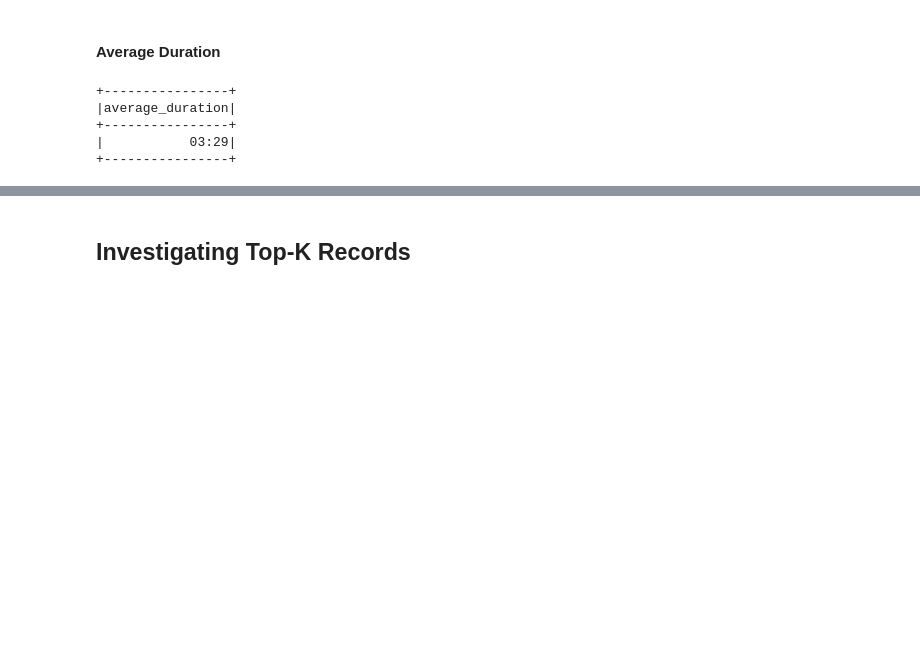
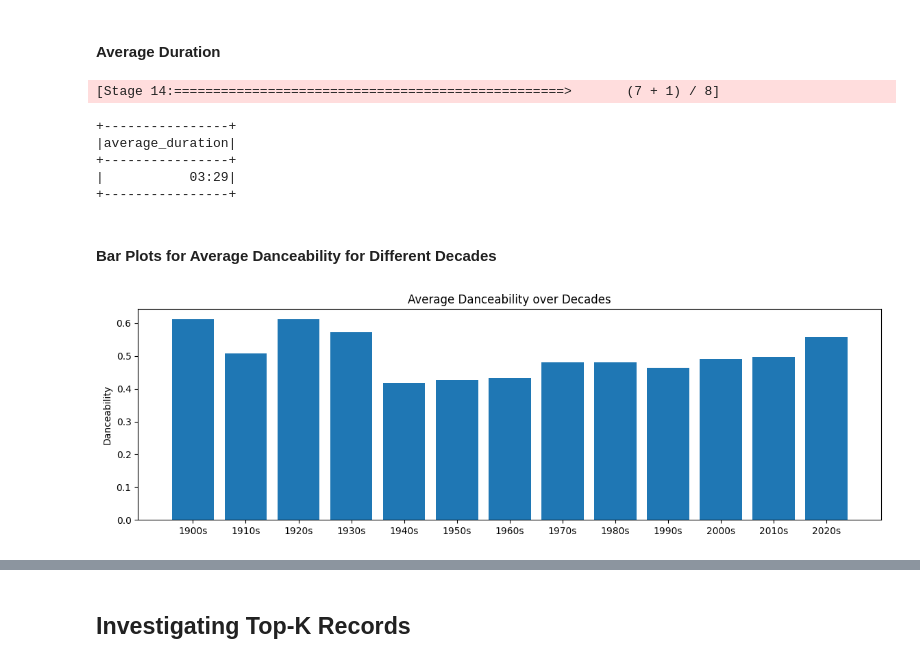
Before and after one commit to ALotov2000/Data_Science-CA3-pyspark-starter, a Jupyter notebook: main.ipynb, the cells around one changed output, grey strips where cells are left out. Drawn from its saved outputs; the diff is of its cells as text; code cells hidden in the pictures; blank space fills up the shorter version.

Commit message:
feat + fix: plots added + some bugs fixed

```diff
--- a/main.ipynb
+++ b/main.ipynb
@@ -102,6 +109,7 @@ df.show(1)
 ## Preprocess the Data
 # %%
 final_df = (df
+            .dropna()
             .select("name",
                     "release_date", "year",
                     "album",
@@ -216,8 +229,30 @@ final_df.show(5)
  .select(F.concat(F.format_string("%02d", "min"), F.lit(":"), F.format_string("%02d", "sec")).alias("average_duration"))
  .show())
 # %% [output]
-+----------------+
-|average_duration|
-+----------------+
-|           03:29|
-+----------------+
+[Stage 14:==================================================>       (7 + 1) / 8]
++----------------+
+|average_duration|
++----------------+
+|           03:29|
++----------------+
+# %%
+def do_bar_plot_for_decade_of(col):
+    data = (final_df
+            .withColumn("decade", F.concat((F.floor(F.col("year") / 10) * 10).cast("string"), F.lit("s")))
+            .groupBy("decade").agg(
+                F.avg(col).alias(f"avg_{col}"),
+            )
+            .orderBy("decade")
+            .toPandas())
+    plt.figure(figsize=(14, 4))
+    plt.title(f"Average {col.capitalize()} over Decades")
+    plt.bar(data['decade'], data[f'avg_{col}'])
+    plt.ylabel(col.capitalize())
+
+    plt.show()
+# %% [markdown]
+#### Bar Plots for Average Danceability for Different Decades
+# %%
+do_bar_plot_for_decade_of("danceability")
+# %% [output]
+[figure, added]
```
Also changed, not shown: parts of 15 cells of this notebook.
